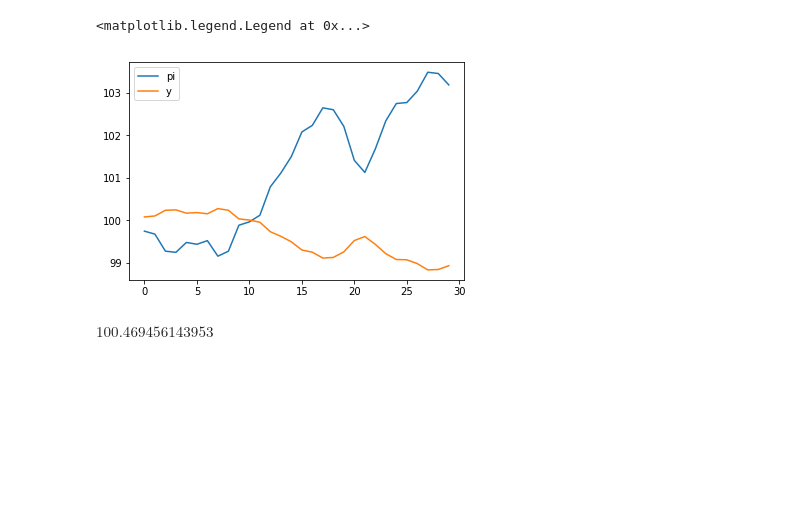
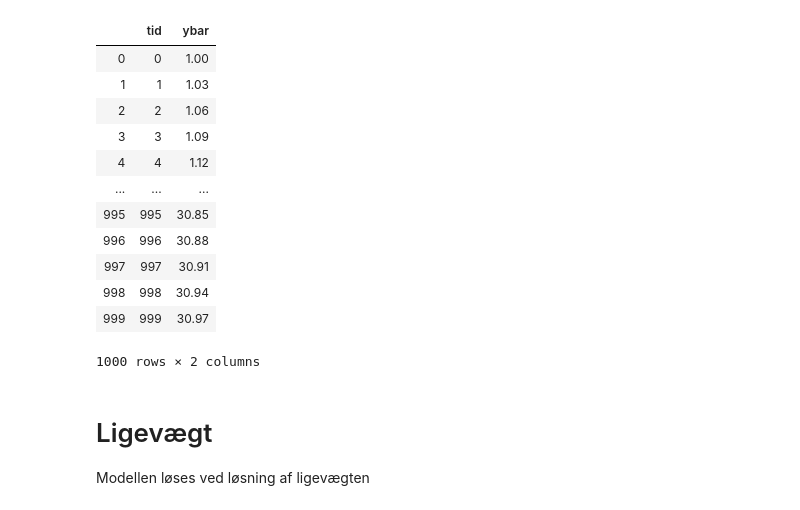
Before and after one commit to Holger-Harmsen/Harmsen_Repo, a Jupyter notebook: Dynamic Fucking.ipynb, the cells around one changed output. Saved outputs shown, nothing was run; the diff lists cells and outputs as text; code cells hidden in the pictures; blank space fills up the shorter version.

```diff
--- a/Dynamic Fucking.ipynb
+++ b/Dynamic Fucking.ipynb
@@ -64,21 +84,50 @@ plt.plot(AS_liste, range(0,10))
+# %%
+#Endogeniserer ybar (strukturel BNP), lader den stige á la Solow. Startværdien er den givne i definitionen af eksogene variable.
+#Laves som en random walk med drift
+drift = 0.03
+y_bar = [1]
+for i in range(1,simstørrelse):
+    s = np.random.normal(loc=0,scale=0,size=None)
+    y_bar.append(
+        y_bar[i-1] + drift
+    )
+data['ybar'] = pd.DataFrame(y_bar)
+data
+# %% [output]
+|  | tid | ybar |
+| 0 | 0 | 1.00 |
+| 1 | 1 | 1.03 |
+| 2 | 2 | 1.06 |
+| 3 | 3 | 1.09 |
+| 4 | 4 | 1.12 |
+| ... | ... | ... |
+| 995 | 995 | 30.85 |
+| 996 | 996 | 30.88 |
+| 997 | 997 | 30.91 |
+| 998 | 998 | 30.94 |
+| 999 | 999 | 30.97 |
+1000 rows × 2 columns
+# %% [markdown]
+# Ligevægt
+Modellen løses ved løsning af ligevægten
 # %%
 #Finder equilibrium:
-
 y_løsninger = []
 pi_løsninger = []
 v_vektor = [0]
 
-for i in range(1,30):
-    s = np.random.normal(loc=0, scale=0.5, size=None)
+#Definerer støddet v (udbudsstød) - Og samtidig perioderne, simulationen skal køre over.
+for i in range(1,simstørrelse):
+    s = np.random.normal(loc=0, scale=0.3, size=None)
     v_vektor.append(
             v_vektor[i-1] + s
             )
 
-
-for i in v_vektor:
+#Løser AS-AD-ligningerne mht. inflation og output
+for i in range(0,simstørrelse):
     pi, y = symbols('pi y')
-    eq1 = Eq(ybar + (1/gamma)*(pi-pi_exp) + i/gamma - y)
-    eq2 = Eq(ybar + (alpha1/(1+alpha2*h))*(g-gbar) -(alpha2*b/(1+alpha2*h))*(pi-pibar) -(alpha3/(1+alpha2*h))*(tau-taubar) + (1/(1+alpha2*h)*0 - y))
+    eq1 = Eq(data['ybar'][i] + (1/gamma)*(pi-pi_exp) + v_vektor[i]/gamma - y)
+    eq2 = Eq(data['ybar'][i] + (alpha1/(1+alpha2*h))*(g-gbar) -(alpha2*b/(1+alpha2*h))*(pi-pibar) -(alpha3/(1+alpha2*h))*(tau-taubar) + (1/(1+alpha2*h)*0 - y))
 
     løsning = solve((eq1,eq2), (pi,y))
     pi_løsninger.append(løsning[pi])
@@ -89,20 +138,14 @@ data['y_løs'] = pd.DataFrame(y_løsninger)
 data['pi_løs'] = pd.DataFrame(pi_løsninger)
 
 
-plt.plot(pi_løsninger, label = 'pi')
-plt.plot(y_løsninger, label = 'y')
-plt.legend()
+#Regner inflations- og outputgab:
+outputgab = [0]
+for i in range(1,len(data['y_løs'])):
+    outputgab.append(data['y_løs'][i] - data['ybar'][i])
+
+inflationsgab = [0]
+for i in range(1,len(data['pi_løs'])):
+    inflationsgab.append(data['pi_løs'][i] - pibar)
+
+data['outputgab'] = outputgab
+data['inflationsgab'] = inflationsgab
-# %% [output]
-<matplotlib.legend.Legend at 0x...>
-[figure, removed]
-# %%
-pi, y = symbols('pi y')
-eq1 = Eq(ybar + (1/gamma)*(pi-pi_exp) - y)
-eq2 = Eq(ybar + (alpha1/(1+alpha2*h))*(g-gbar) -(alpha2*b/(1+alpha2*h))*(pi-pibar) -(alpha3/(1+alpha2*h))*(tau-taubar) + (1/(1+alpha2*h)*v - y))
-pi_exp = løsning[pi]
-
-løsning = solve((eq1,eq2), (pi,y))
-løsning[pi]
-løsning[y]
-# %% [output]
-$\displaystyle 100.469456143953$
```
Also changed, not shown: parts of 6 cells of this notebook, 2 other files.
